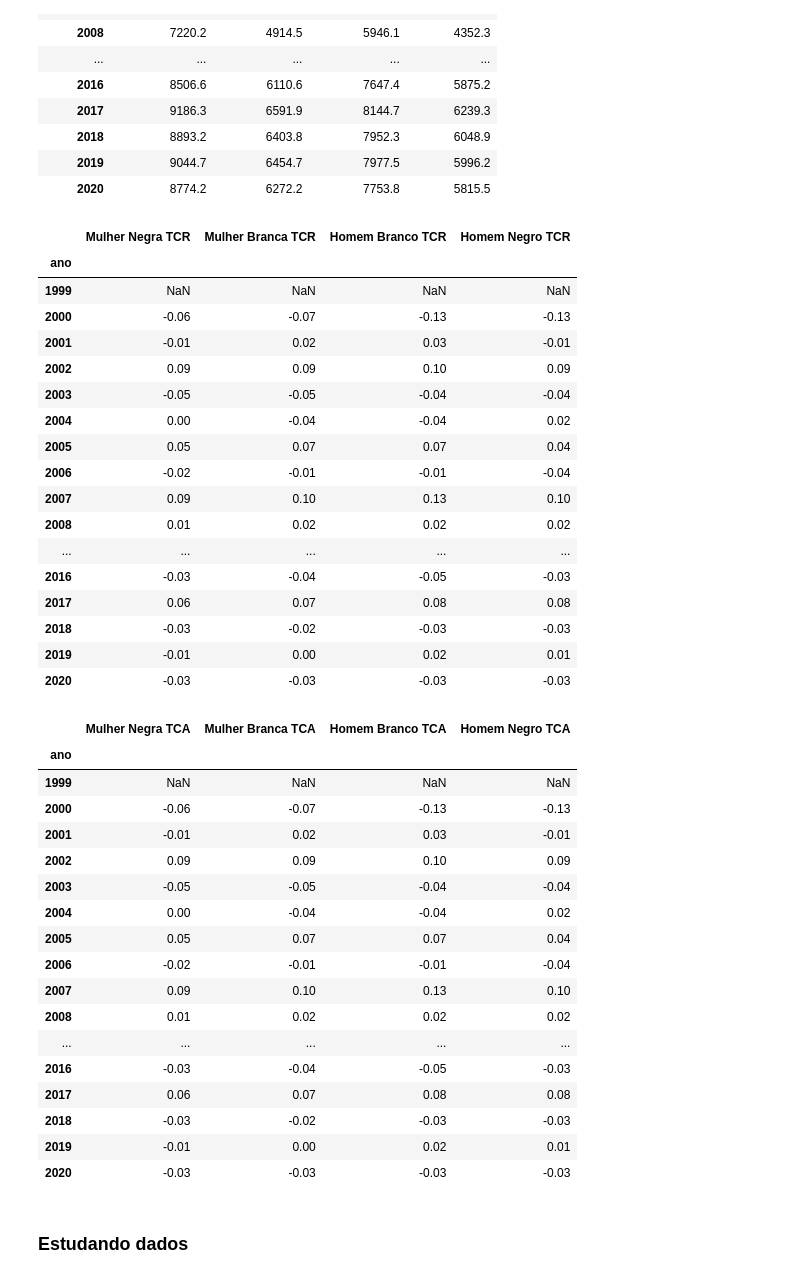
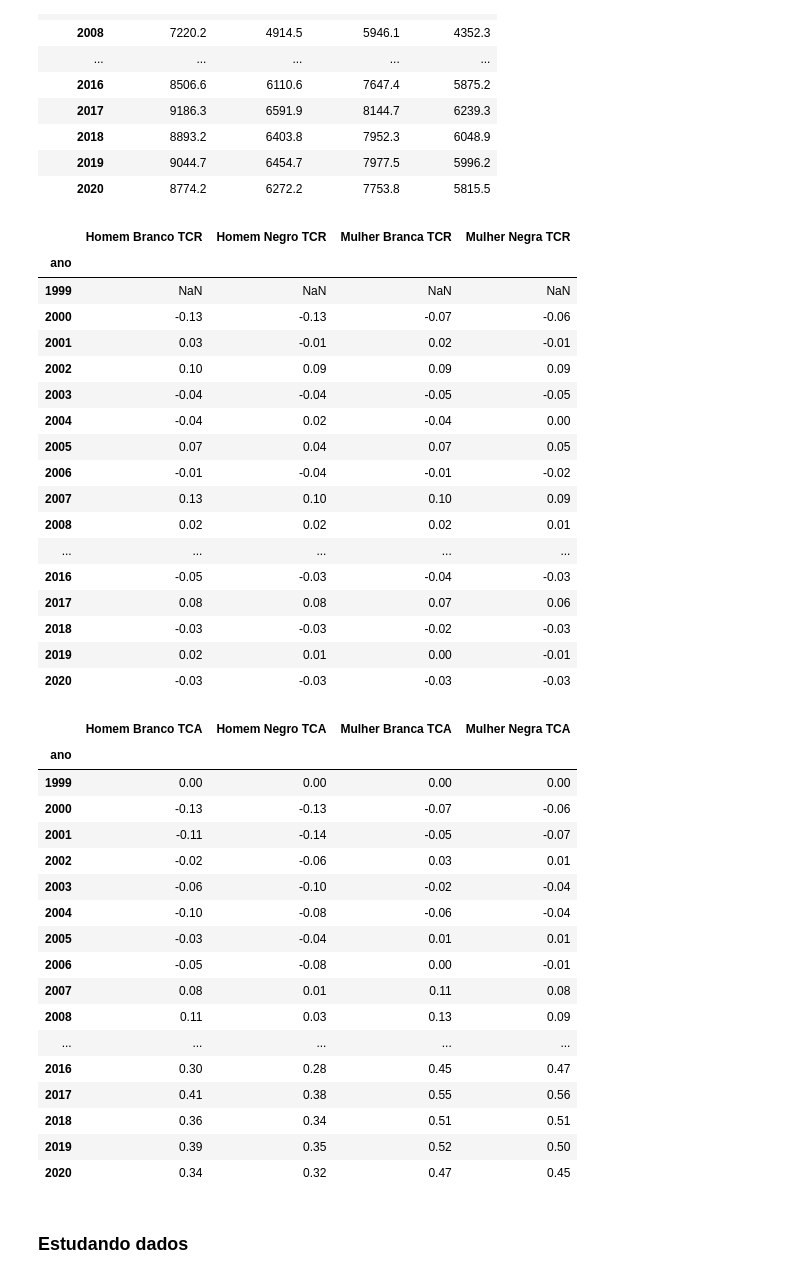
Before and after one commit to deborabastos/hacker_fiscalizacao, a Jupyter notebook: serviores.ipynb, the cells around one changed output. Cells and saved outputs as stored; diff of their text form; code cells hidden in the pictures.

Commit message:
growth table order

```diff
--- a/serviores.ipynb
+++ b/serviores.ipynb
@@ -112,58 +112,62 @@ df_tcr = pd.DataFrame()
 for i in grupos:
     df_tcr[(i + ' TCR')] = df_pivot[i].pct_change().round(2)
 
+# Alterando ordem das colunas
+df_tcr = df_tcr[['Homem Branco TCR', 'Homem Negro TCR', 'Mulher Branca TCR', 'Mulher Negra TCR']]
+
 df_tcr
 # %% [output]
-|  | Mulher Negra TCR | Mulher Branca TCR | Homem Branco TCR | Homem Negro TCR |
+|  | Homem Branco TCR | Homem Negro TCR | Mulher Branca TCR | Mulher Negra TCR |
 | ano |  |  |  |  |
 | 1999 | NaN | NaN | NaN | NaN |
-| 2000 | -0.06 | -0.07 | -0.13 | -0.13 |
-| 2001 | -0.01 | 0.02 | 0.03 | -0.01 |
-| 2002 | 0.09 | 0.09 | 0.10 | 0.09 |
-| 2003 | -0.05 | -0.05 | -0.04 | -0.04 |
-| 2004 | 0.00 | -0.04 | -0.04 | 0.02 |
-| 2005 | 0.05 | 0.07 | 0.07 | 0.04 |
-| 2006 | -0.02 | -0.01 | -0.01 | -0.04 |
-| 2007 | 0.09 | 0.10 | 0.13 | 0.10 |
-| 2008 | 0.01 | 0.02 | 0.02 | 0.02 |
+| 2000 | -0.13 | -0.13 | -0.07 | -0.06 |
+| 2001 | 0.03 | -0.01 | 0.02 | -0.01 |
+| 2002 | 0.10 | 0.09 | 0.09 | 0.09 |
+| 2003 | -0.04 | -0.04 | -0.05 | -0.05 |
+| 2004 | -0.04 | 0.02 | -0.04 | 0.00 |
+| 2005 | 0.07 | 0.04 | 0.07 | 0.05 |
+| 2006 | -0.01 | -0.04 | -0.01 | -0.02 |
+| 2007 | 0.13 | 0.10 | 0.10 | 0.09 |
+| 2008 | 0.02 | 0.02 | 0.02 | 0.01 |
 | ... | ... | ... | ... | ... |
-| 2016 | -0.03 | -0.04 | -0.05 | -0.03 |
-| 2017 | 0.06 | 0.07 | 0.08 | 0.08 |
-| 2018 | -0.03 | -0.02 | -0.03 | -0.03 |
-| 2019 | -0.01 | 0.00 | 0.02 | 0.01 |
+| 2016 | -0.05 | -0.03 | -0.04 | -0.03 |
+| 2017 | 0.08 | 0.08 | 0.07 | 0.06 |
+| 2018 | -0.03 | -0.03 | -0.02 | -0.03 |
+| 2019 | 0.02 | 0.01 | 0.00 | -0.01 |
 | 2020 | -0.03 | -0.03 | -0.03 | -0.03 |
 # %%
 # Taxa de crescimento acumulada
 # TCA - Taxa de crescimento acumulada
 grupos = {'Homem Branco', 'Homem Negro', 'Mulher Branca', 'Mulher Negra'}
 df_tca = pd.DataFrame()
 
-# for i in grupos:
-    # df_tca[(i + ' TCA')] = df_pivot[i].pct_change().round(2)
+for i in grupos:
+    ind = df_pivot[i].iloc[0]
+    df_tca[(i + ' TCA')] = df_pivot[i].apply(lambda x: ((x - ind)/ind)).round(2)
 
-df_tca['Homem Branco TCA'] = df_pivot[i].pct_change().round(2)
-
+# Alterando ordem das colunas
+df_tca = df_tca[['Homem Branco TCA', 'Homem Negro TCA', 'Mulher Branca TCA', 'Mulher Negra TCA']]
 
 df_tca
 # %% [output]
-|  | Mulher Negra TCA | Mulher Branca TCA | Homem Branco TCA | Homem Negro TCA |
+|  | Homem Branco TCA | Homem Negro TCA | Mulher Branca TCA | Mulher Negra TCA |
 | ano |  |  |  |  |
-| 1999 | NaN | NaN | NaN | NaN |
-| 2000 | -0.06 | -0.07 | -0.13 | -0.13 |
-| 2001 | -0.01 | 0.02 | 0.03 | -0.01 |
-| 2002 | 0.09 | 0.09 | 0.10 | 0.09 |
-| 2003 | -0.05 | -0.05 | -0.04 | -0.04 |
-| 2004 | 0.00 | -0.04 | -0.04 | 0.02 |
-| 2005 | 0.05 | 0.07 | 0.07 | 0.04 |
-| 2006 | -0.02 | -0.01 | -0.01 | -0.04 |
-| 2007 | 0.09 | 0.10 | 0.13 | 0.10 |
-| 2008 | 0.01 | 0.02 | 0.02 | 0.02 |
+| 1999 | 0.00 | 0.00 | 0.00 | 0.00 |
+| 2000 | -0.13 | -0.13 | -0.07 | -0.06 |
+| 2001 | -0.11 | -0.14 | -0.05 | -0.07 |
+| 2002 | -0.02 | -0.06 | 0.03 | 0.01 |
+| 2003 | -0.06 | -0.10 | -0.02 | -0.04 |
+| 2004 | -0.10 | -0.08 | -0.06 | -0.04 |
+| 2005 | -0.03 | -0.04 | 0.01 | 0.01 |
+| 2006 | -0.05 | -0.08 | 0.00 | -0.01 |
+| 2007 | 0.08 | 0.01 | 0.11 | 0.08 |
+| 2008 | 0.11 | 0.03 | 0.13 | 0.09 |
 | ... | ... | ... | ... | ... |
-| 2016 | -0.03 | -0.04 | -0.05 | -0.03 |
-| 2017 | 0.06 | 0.07 | 0.08 | 0.08 |
-| 2018 | -0.03 | -0.02 | -0.03 | -0.03 |
-| 2019 | -0.01 | 0.00 | 0.02 | 0.01 |
-| 2020 | -0.03 | -0.03 | -0.03 | -0.03 |
+| 2016 | 0.30 | 0.28 | 0.45 | 0.47 |
+| 2017 | 0.41 | 0.38 | 0.55 | 0.56 |
+| 2018 | 0.36 | 0.34 | 0.51 | 0.51 |
+| 2019 | 0.39 | 0.35 | 0.52 | 0.50 |
+| 2020 | 0.34 | 0.32 | 0.47 | 0.45 |
 # %% [markdown]
 ### Estudando dados
 # %%
```
